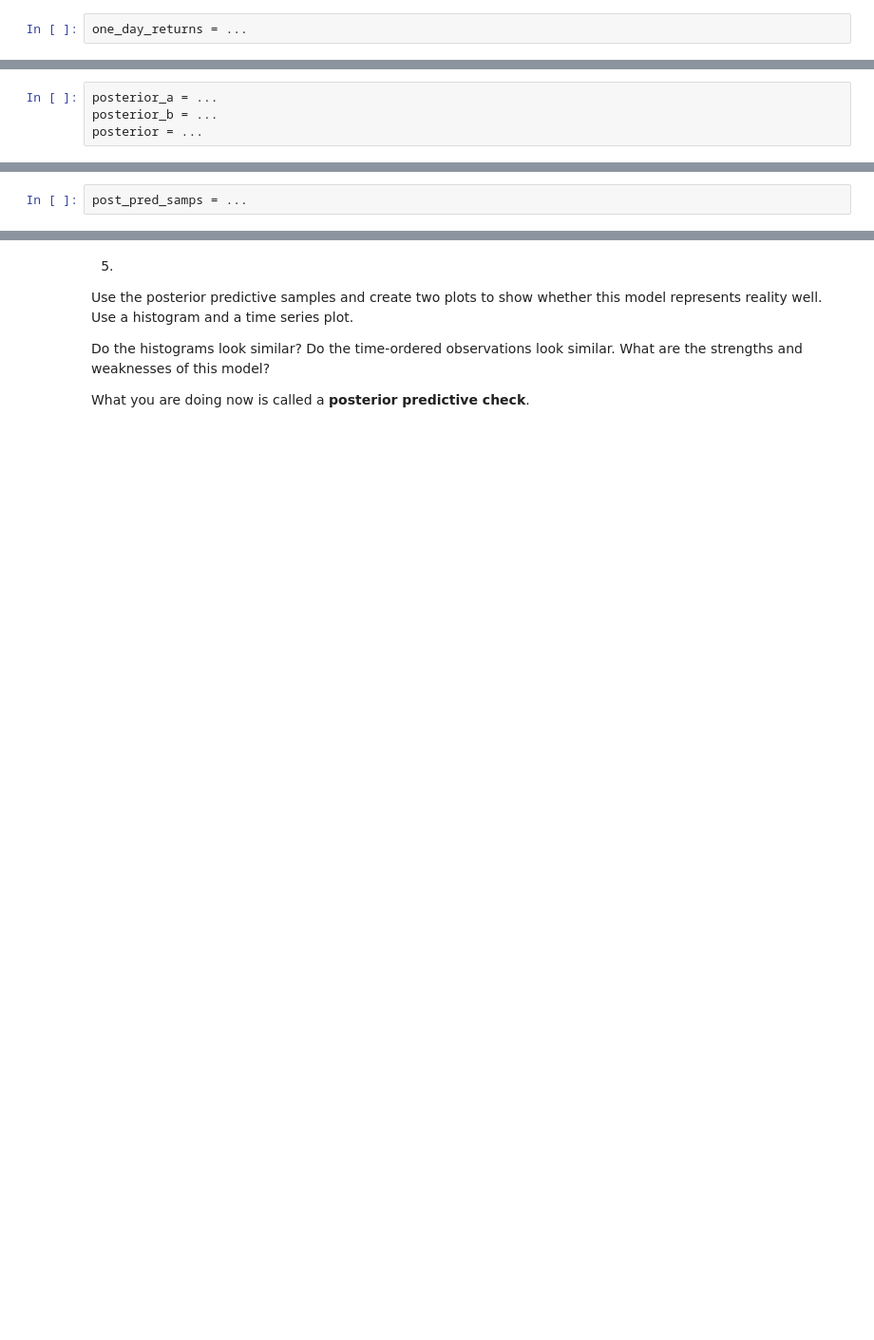
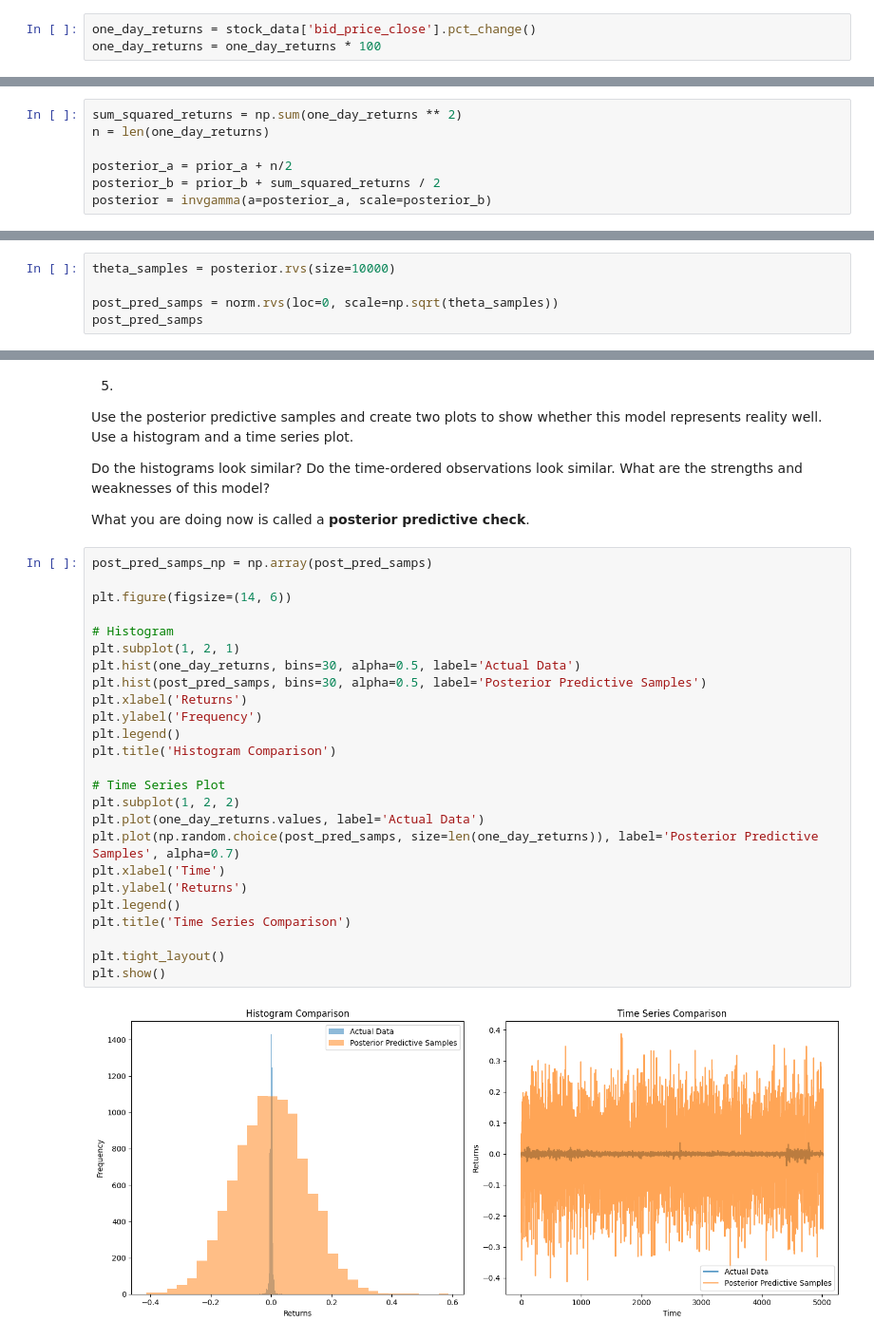
Before and after one commit to wloving77/ds-6040-wfl9zy, a Jupyter notebook: assignment3/assignment3.ipynb, the cells around one changed output, grey strips where cells are left out. Shown at 95% size. Drawn from its saved outputs; the diff is of its cells as text; blank space fills up the shorter version.

```diff
--- a/assignment3/assignment3.ipynb
+++ b/assignment3/assignment3.ipynb
@@ -197,7 +314,8 @@ stock_data = ...
 
 Calculate percent returns and make sure to scale them by $100$. Store them in a `pandas` `Series` called `one_day_returns`.
 # %%
-one_day_returns = ...
+one_day_returns = stock_data['bid_price_close'].pct_change()
+one_day_returns = one_day_returns * 100
 # %% [markdown]
 3.
 
@@ -205,4 +323,7 @@ Assign your Inverse Gamma posterior hyperparameters to `posterior_a` and `poster
 # %%
-posterior_a = ...
-posterior_b = ...
-posterior = ...
+sum_squared_returns = np.sum(one_day_returns ** 2)
+n = len(one_day_returns)
+
+posterior_a = prior_a + n/2
+posterior_b = prior_b + sum_squared_returns / 2
+posterior = invgamma(a=posterior_a, scale=posterior_b)
@@ -214,2 +330,5 @@ Sample 10,000 single returns from the posterior predictive distribution. Make it
 # %%
-post_pred_samps = ...
+theta_samples = posterior.rvs(size=10000)
+
+post_pred_samps = norm.rvs(loc=0, scale=np.sqrt(theta_samples))
+post_pred_samps
@@ -222,3 +344,30 @@ Use the posterior predictive samples and create two plots to show whether this m
 Do the histograms look similar? Do the time-ordered observations look similar. What are the strengths and weaknesses of this model?
 
 What you are doing now is called a **posterior predictive check**.
+# %%
+post_pred_samps_np = np.array(post_pred_samps)
+
+plt.figure(figsize=(14, 6))
+
+# Histogram
+plt.subplot(1, 2, 1)
+plt.hist(one_day_returns, bins=30, alpha=0.5, label='Actual Data')
+plt.hist(post_pred_samps, bins=30, alpha=0.5, label='Posterior Predictive Samples')
+plt.xlabel('Returns')
+plt.ylabel('Frequency')
+plt.legend()
+plt.title('Histogram Comparison')
+
+# Time Series Plot
+plt.subplot(1, 2, 2)
+plt.plot(one_day_returns.values, label='Actual Data')
+plt.plot(np.random.choice(post_pred_samps, size=len(one_day_returns)), label='Posterior Predictive Samples', alpha=0.7)
+plt.xlabel('Time')
+plt.ylabel('Returns')
+plt.legend()
+plt.title('Time Series Comparison')
+
+plt.tight_layout()
+plt.show()
+# %% [output]
+[figure, added]
```
Also changed, not shown: parts of 14 cells of this notebook, 1 other file.
